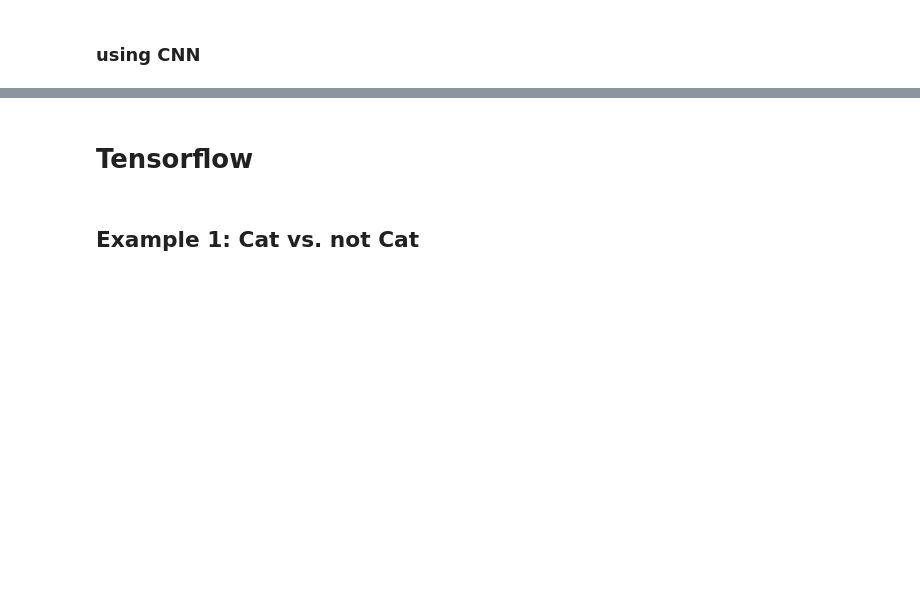
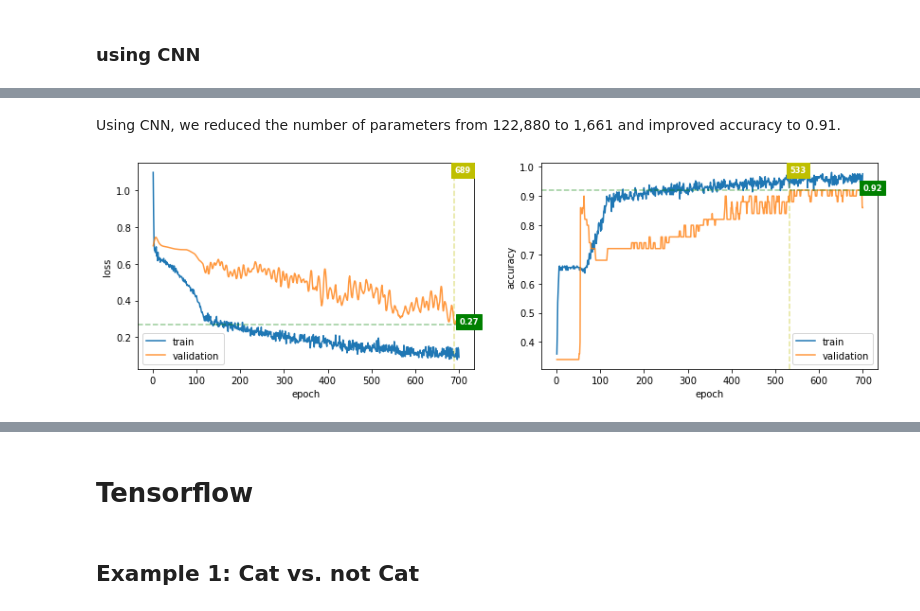
Before and after one commit to abtkod/practice, a Jupyter notebook: deeplearning/projects.ipynb, the cells around one changed output, grey strips where cells are left out. Drawn from its saved outputs; the diff is of its cells as text; code cells hidden in the pictures; blank space fills up the shorter version.

```diff
--- a/deeplearning/projects.ipynb
+++ b/deeplearning/projects.ipynb
@@ -566,15 +712,30 @@ from tensorflow.keras.layers import Flatten # to flatten data for fully connecte
 # %%
 # create model
 model = Sequential()
-model.add(Conv2D(8, (5, 5), strides=(1, 1), padding='valid', activation='relu', input_shape=train_x.shape[1:]))
-model.add(MaxPooling2D(pool_size=(2, 2), strides=(2, 2)))
+model.add(Conv2D(2, (3, 3), strides=(1, 1), input_shape=train_x.shape[1:])) #channel last
+model.add(BatchNormalization()) # normalize activations to speed up learning
+model.add(Activation('relu')) # batch normalization comes before activations
+model.add(MaxPooling2D(pool_size=(2, 2), strides=(2,2)))
+model.add(Dropout(0.2))
 
-model.add(Conv2D(16, (3, 3), strides=(1, 1), padding='same', activation='relu'))
-model.add(MaxPooling2D(pool_size=(2, 2), strides=(2, 2)))
+model.add(Conv2D(4, (3, 3), strides=(1, 1), activation='relu'))
+model.add(MaxPooling2D(pool_size=(2, 2), strides=(2,2)))
+model.add(Dropout(0.2))
+
+model.add(Conv2D(8, (3, 3), strides=(1, 1), activation='relu'))
+model.add(MaxPooling2D(pool_size=(2, 2), strides=(2,2)))
+model.add(Dropout(0.2))
+
+model.add(Conv2D(16, (3, 3), strides=(1, 1), activation='relu'))
+model.add(MaxPooling2D(pool_size=(2, 2), strides=(2,2)))
+model.add(Dropout(0.2))
 
 model.add(Flatten())
-model.add(Dense(100, activation='relu'))
+model.add(Dropout(0.2))
+
 model.add(Dense(1, activation='sigmoid'))
 
 # compile model
-model.compile(optimizer='adam', loss='categorical_crossentropy',  metrics=['accuracy'])
+adam_optim = Adam(learning_rate=0.003)
+model.compile(optimizer=adam_optim, loss='binary_crossentropy',  metrics=['accuracy'])
+model.summary()
@@ -581,3 +760,8 @@ model.compile(optimizer='adam', loss='categorical_crossentropy',  metrics=['accu
+# %% [markdown]
+Using CNN, we reduced the number of parameters from 122,880 to 1,661 and improved accuracy to 0.91.
 # %%
 %%time
-model.fit(train_x, train_y, validation_data=(test_x, test_y), epochs=10, batch_size=10, verbose=2)
+history = model.fit(train_x, train_y, validation_data=(test_x, test_y), epochs=700, batch_size=train_x.shape[0], verbose=0)
+plot_train_log(history.history)
+# %% [output]
+[figure, added]
```
Also changed, not shown: parts of 37 cells of this notebook.
